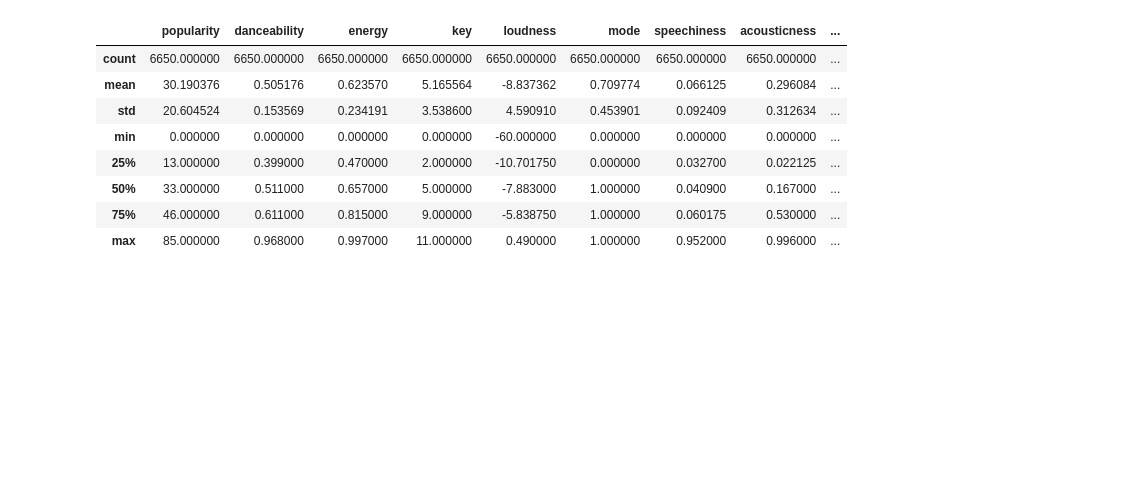
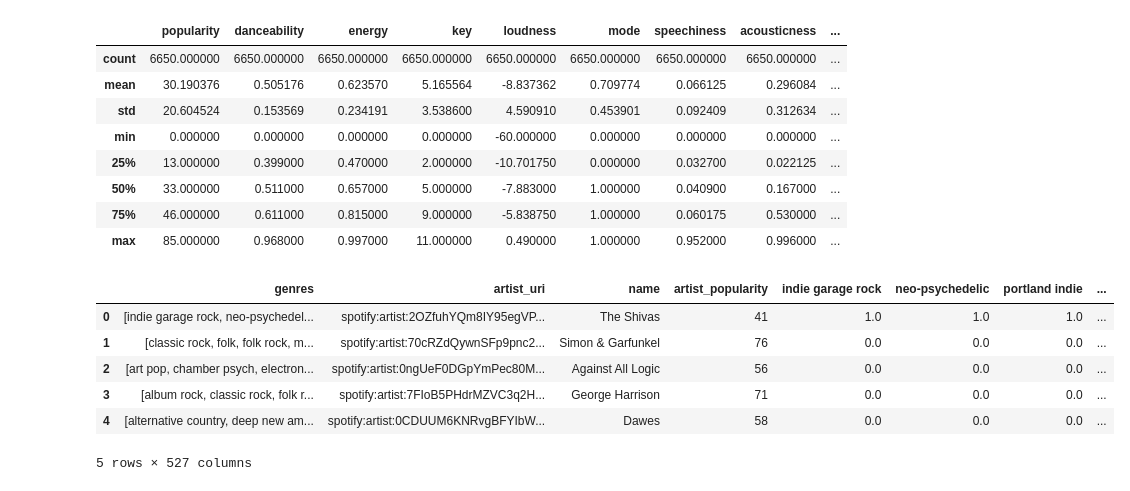
Before and after one commit to honggyu420/spotify-song-clustering, a Jupyter notebook: data_acquisition.ipynb, the cells around one changed output. Cells and saved outputs as stored; diff of their text form; code cells hidden in the pictures; blank space fills up the shorter version.

```diff
--- a/data_acquisition.ipynb
+++ b/data_acquisition.ipynb
@@ -299,0 +304,10 @@ joined_df.describe()
+# %%
+artist_df.head()
+# %% [output]
+|  | genres | artist_uri | name | artist_popularity | indie garage rock | neo-psychedelic | portland indie | ... |
+| 0 | [indie garage rock, neo-psychedel... | spotify:artist:2OZfuhYQm8IY95egVP... | The Shivas | 41 | 1.0 | 1.0 | 1.0 | ... |
+| 1 | [classic rock, folk, folk rock, m... | spotify:artist:70cRZdQywnSFp9pnc2... | Simon & Garfunkel | 76 | 0.0 | 0.0 | 0.0 | ... |
+| 2 | [art pop, chamber psych, electron... | spotify:artist:0ngUeF0DGpYmPec80M... | Against All Logic | 56 | 0.0 | 0.0 | 0.0 | ... |
+| 3 | [album rock, classic rock, folk r... | spotify:artist:7FIoB5PHdrMZVC3q2H... | George Harrison | 71 | 0.0 | 0.0 | 0.0 | ... |
+| 4 | [alternative country, deep new am... | spotify:artist:0CDUUM6KNRvgBFYIbW... | Dawes | 58 | 0.0 | 0.0 | 0.0 | ... |
+5 rows × 527 columns
```
Also changed, not shown: parts of 22 cells of this notebook, 2 other files.
